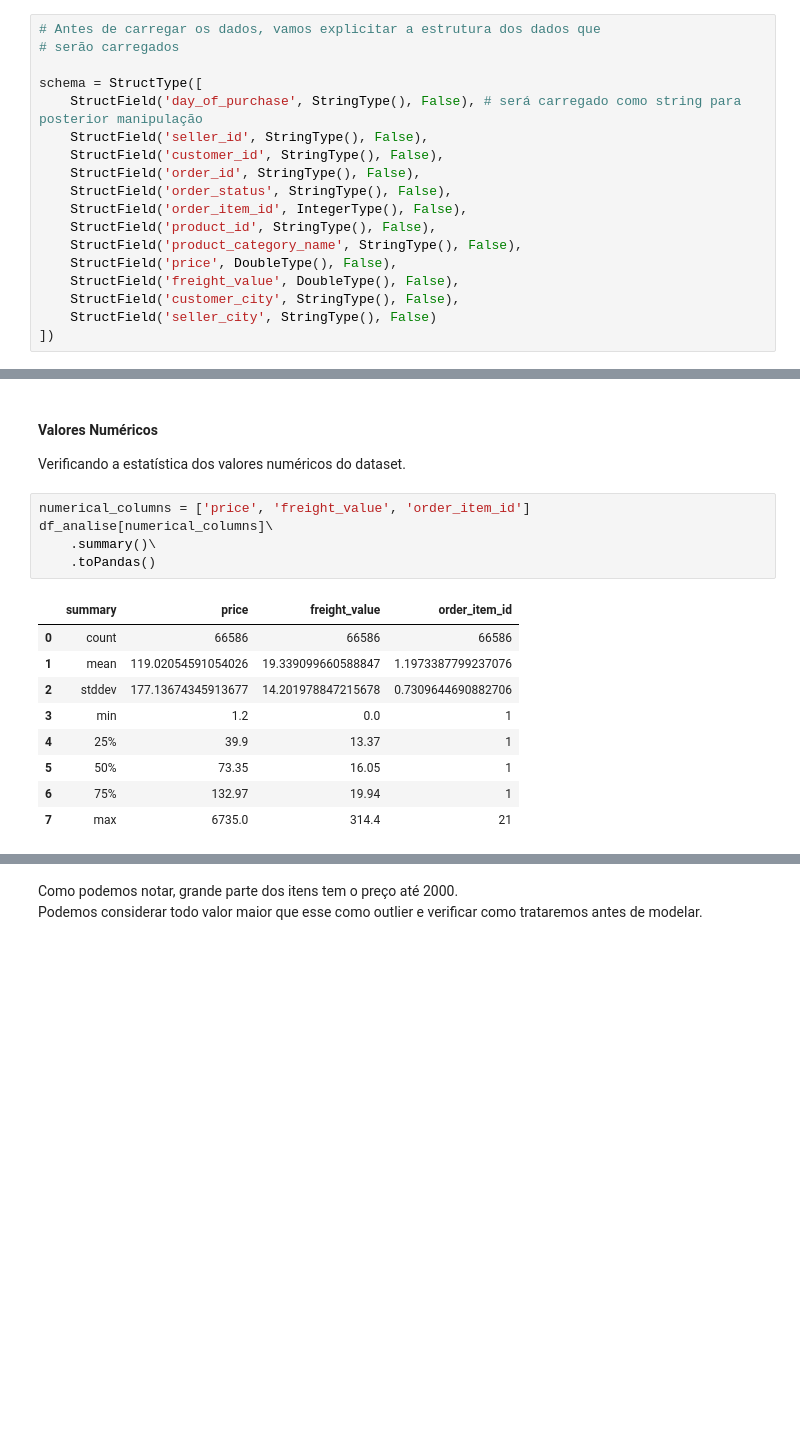
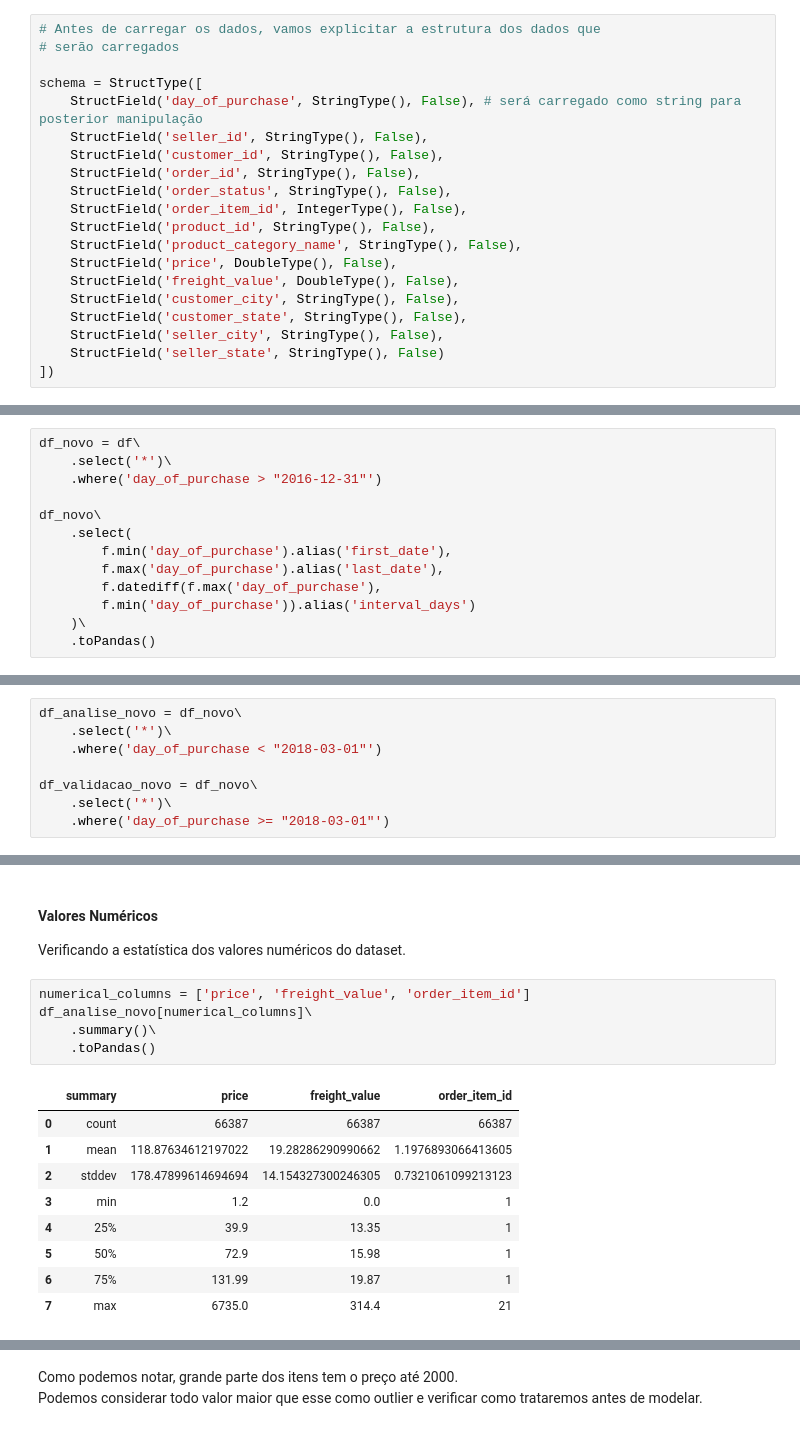
Before and after one commit to JohnnyYamanaka/projetos-ml-olist, a Jupyter notebook: forecasting/eda.ipynb, the cells around one changed output, grey strips where cells are left out. Drawn from its saved outputs; the diff is of its cells as text; blank space fills up the shorter version.

```diff
--- a/forecasting/eda.ipynb
+++ b/forecasting/eda.ipynb
@@ -43,7 +43,9 @@ schema = StructType([
     StructField('price', DoubleType(), False),
     StructField('freight_value', DoubleType(), False),
     StructField('customer_city', StringType(), False),
-    StructField('seller_city', StringType(), False)
+    StructField('customer_state', StringType(), False),
+    StructField('seller_city', StringType(), False),
+    StructField('seller_state', StringType(), False)
 ])
 # %%
 #Importando os dados
@@ -358,0 +630,13 @@ Neste tópico vamos explorar mais as features presentes no nosso dataset
+# %%
+df_novo = df\
+    .select('*')\
+    .where('day_of_purchase > "2016-12-31"')
+
+df_novo\
+    .select(
+        f.min('day_of_purchase').alias('first_date'),
+        f.max('day_of_purchase').alias('last_date'),
+        f.datediff(f.max('day_of_purchase'),
+        f.min('day_of_purchase')).alias('interval_days')
+    )\
+    .toPandas()
@@ -358,0 +664,8 @@ Neste tópico vamos explorar mais as features presentes no nosso dataset
+# %%
+df_analise_novo = df_novo\
+    .select('*')\
+    .where('day_of_purchase < "2018-03-01"')
+
+df_validacao_novo = df_novo\
+    .select('*')\
+    .where('day_of_purchase >= "2018-03-01"')
@@ -361,18 +914,18 @@ Neste tópico vamos explorar mais as features presentes no nosso dataset
 Verificando a estatística dos valores numéricos do dataset.
 # %%
 numerical_columns = ['price', 'freight_value', 'order_item_id']
-df_analise[numerical_columns]\
+df_analise_novo[numerical_columns]\
     .summary()\
     .toPandas()
 # %% [output]
 |  | summary | price | freight_value | order_item_id |
-| 0 | count | 66586 | 66586 | 66586 |
-| 1 | mean | 119.02054591054026 | 19.339099660588847 | 1.1973387799237076 |
-| 2 | stddev | 177.13674345913677 | 14.201978847215678 | 0.7309644690882706 |
+| 0 | count | 66387 | 66387 | 66387 |
+| 1 | mean | 118.87634612197022 | 19.28286290990662 | 1.1976893066413605 |
+| 2 | stddev | 178.47899614694694 | 14.154327300246305 | 0.7321061099213123 |
 | 3 | min | 1.2 | 0.0 | 1 |
-| 4 | 25% | 39.9 | 13.37 | 1 |
-| 5 | 50% | 73.35 | 16.05 | 1 |
-| 6 | 75% | 132.97 | 19.94 | 1 |
+| 4 | 25% | 39.9 | 13.35 | 1 |
+| 5 | 50% | 72.9 | 15.98 | 1 |
+| 6 | 75% | 131.99 | 19.87 | 1 |
 | 7 | max | 6735.0 | 314.4 | 21 |
 # %% [markdown]
 Alguns pontos interessantes:
```
Also changed, not shown: parts of 76 cells of this notebook, 1 other file.
